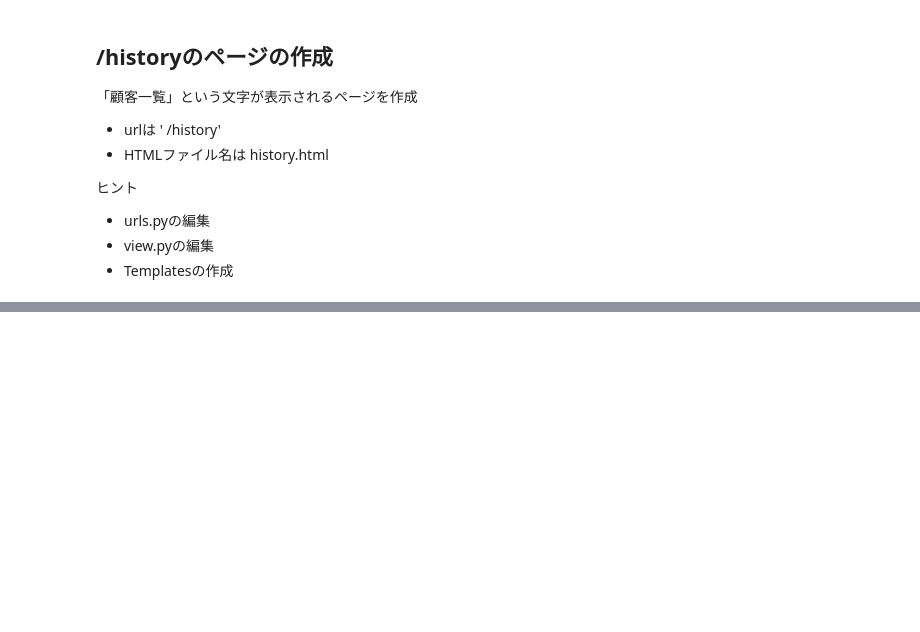
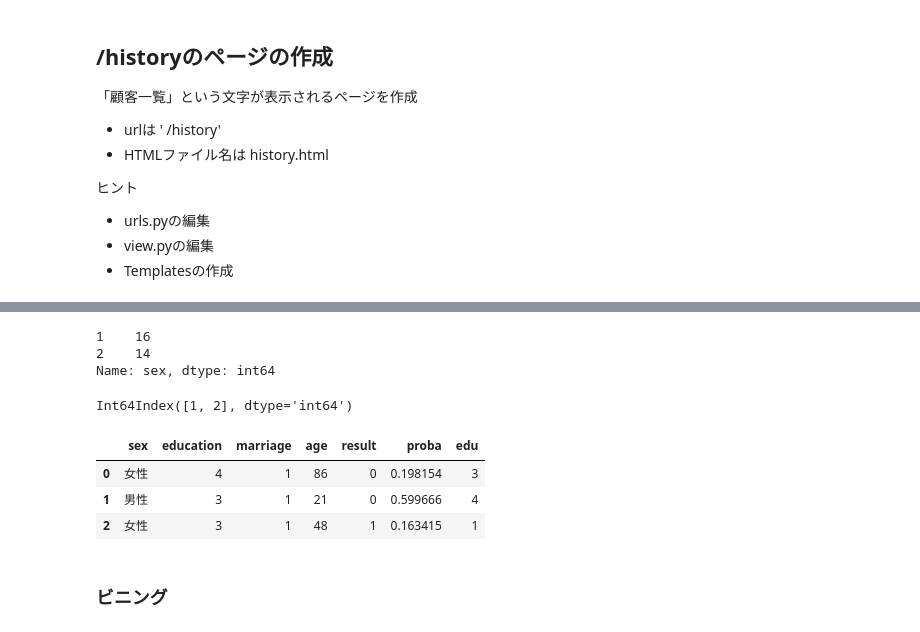
Before and after one commit to yo-taiyo/demo_app, a Jupyter notebook: モデル作成.ipynb, the cells around one changed output, grey strips where cells are left out. Cells and saved outputs as stored; diff of their text form; code cells hidden in the pictures; blank space fills up the shorter version.

```diff
--- a/モデル作成.ipynb
+++ b/モデル作成.ipynb
@@ -116,0 +120,2 @@ comment という変数名でHTMLファイルにわたし、表示してくだ
+# %%
+df = pd.read_csv('sample_demographic.csv')
@@ -116,0 +154,21 @@ comment という変数名でHTMLファイルにわたし、表示してくだ
+# %%
+df['sex'].value_counts()
+# %% [output]
+1    16
+2    14
+Name: sex, dtype: int64
+# %%
+df['sex'].value_counts().index
+# %% [output]
+Int64Index([1, 2], dtype='int64')
+# %%
+df['sex'].replace({1:'男性', 2:'女性'}, inplace=True)
+# %%
+df.head(3)
+# %% [output]
+|  | sex | education | marriage | age | result | proba | edu |
+| 0 | 女性 | 4 | 1 | 86 | 0 | 0.198154 | 3 |
+| 1 | 男性 | 3 | 1 | 21 | 0 | 0.599666 | 4 |
+| 2 | 女性 | 3 | 1 | 48 | 1 | 0.163415 | 1 |
+# %% [markdown]
+### ビニング
```
Also changed, not shown: parts of 8 cells of this notebook, 11 other files.
